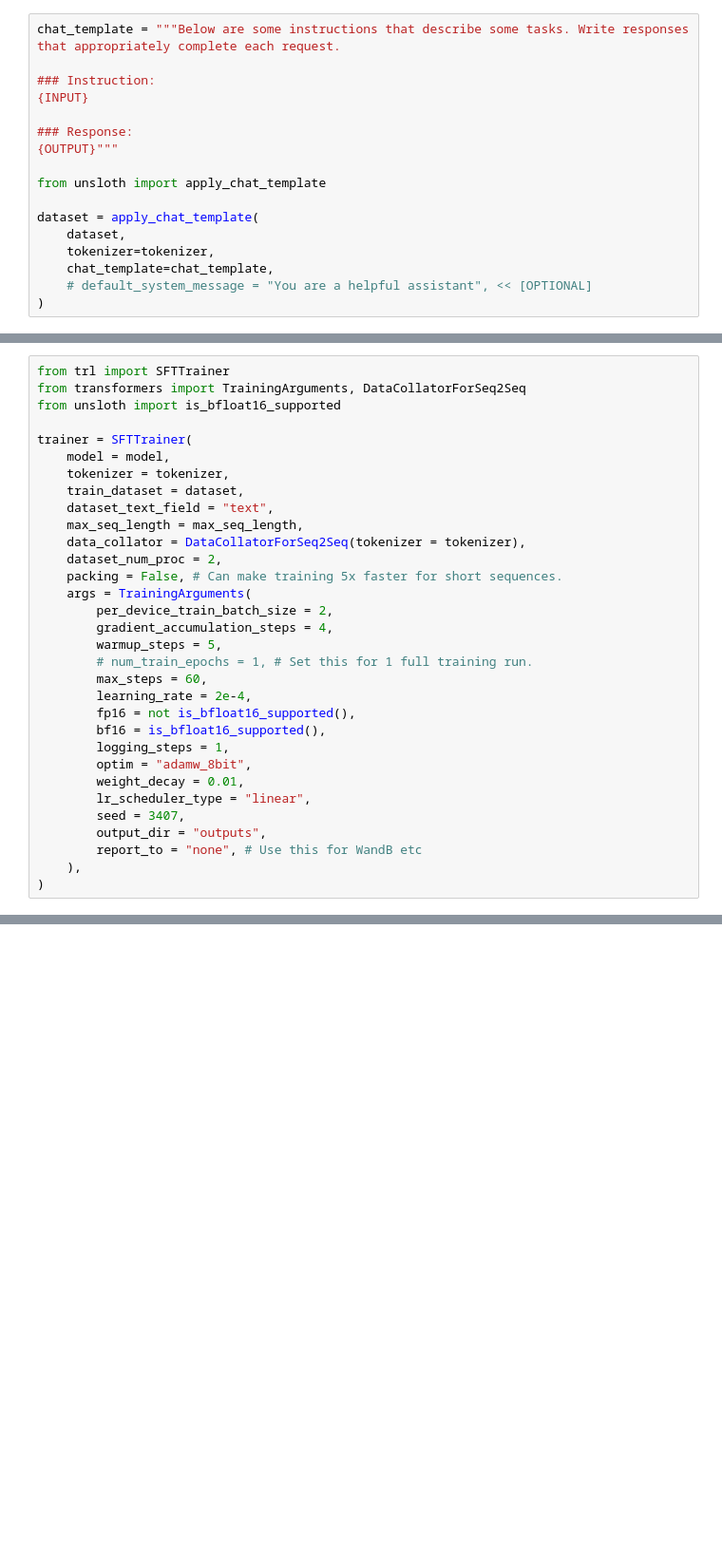
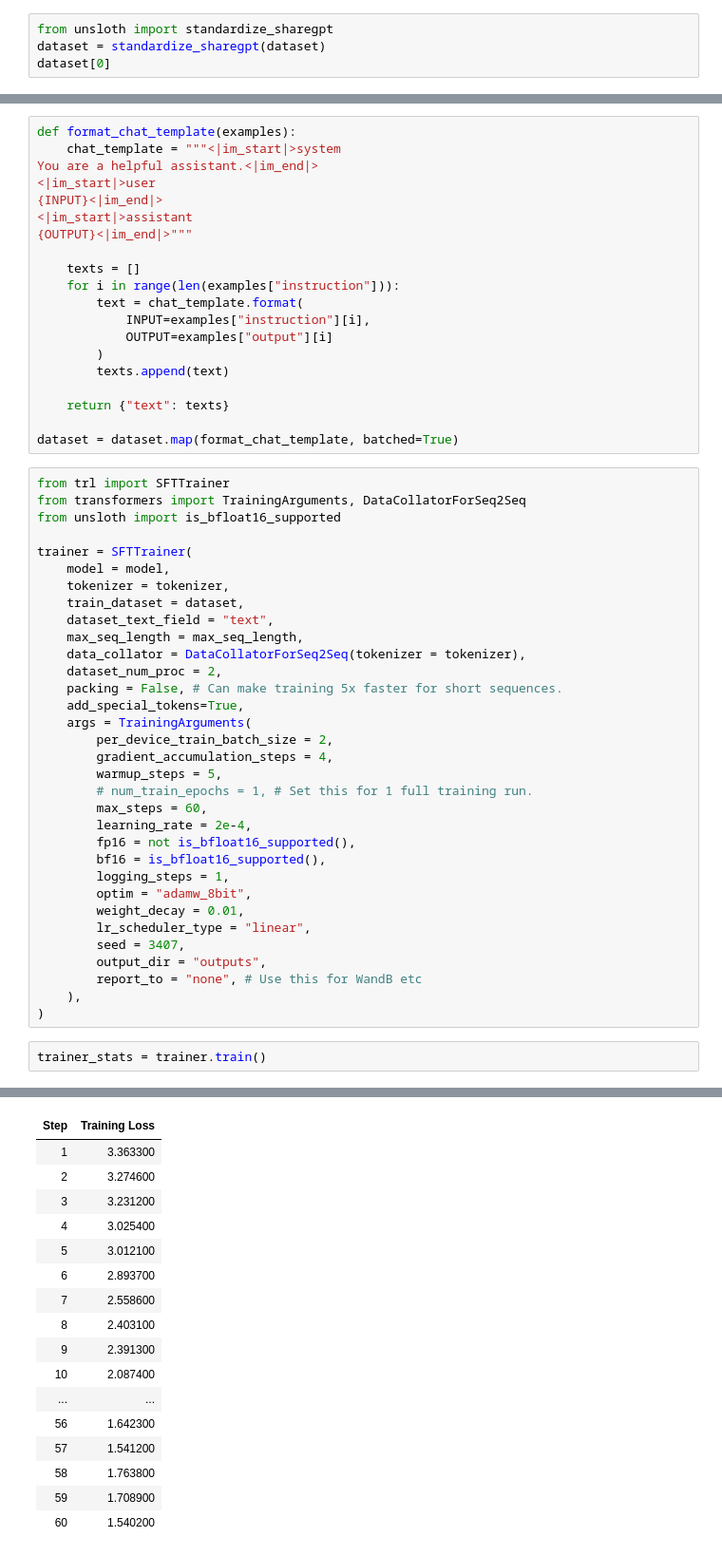
Before and after one commit to Animaznman/PF_GM_aid, a Jupyter notebook: fine-tune/finetune.ipynb, the cells around one changed output, grey strips where cells are left out. Shown at 95% size. Saved outputs shown, nothing was run; the diff lists cells and outputs as text; blank space fills up the shorter version.

Commit message:
training done, model saved, exported to local

```diff
--- a/fine-tune/finetune.ipynb
+++ b/fine-tune/finetune.ipynb
@@ -116,17 +159,4 @@ print(dataset[0])
-# %%
-chat_template = """Below are some instructions that describe some tasks. Write responses that appropriately complete each request.
-
-### Instruction:
-{INPUT}
-
-### Response:
-{OUTPUT}"""
-
-from unsloth import apply_chat_template
-
-dataset = apply_chat_template(
-    dataset,
-    tokenizer=tokenizer,
-    chat_template=chat_template,
-    # default_system_message = "You are a helpful assistant", << [OPTIONAL]
-)
+# %%
+from unsloth import standardize_sharegpt
+dataset = standardize_sharegpt(dataset)
+dataset[0]
@@ -133,3 +173,23 @@ dataset = apply_chat_template(
+# %%
+def format_chat_template(examples):
+    chat_template = """<|im_start|>system
+You are a helpful assistant.<|im_end|>
+<|im_start|>user
+{INPUT}<|im_end|>
+<|im_start|>assistant
+{OUTPUT}<|im_end|>"""
+
+    texts = []
+    for i in range(len(examples["instruction"])):
+        text = chat_template.format(
+            INPUT=examples["instruction"][i],
+            OUTPUT=examples["output"][i]
+        )
+        texts.append(text)
+
+    return {"text": texts}
+
+dataset = dataset.map(format_chat_template, batched=True)
 # %%
 from trl import SFTTrainer
 from transformers import TrainingArguments, DataCollatorForSeq2Seq
@@ -144,6 +204,7 @@ trainer = SFTTrainer(
     data_collator = DataCollatorForSeq2Seq(tokenizer = tokenizer),
     dataset_num_proc = 2,
     packing = False, # Can make training 5x faster for short sequences.
+    add_special_tokens=True,
     args = TrainingArguments(
         per_device_train_batch_size = 2,
         gradient_accumulation_steps = 4,
@@ -162,3 +223,6 @@ trainer = SFTTrainer(
         report_to = "none", # Use this for WandB etc
     ),
 )
+# %%
+trainer_stats = trainer.train()
+# %% [output]
@@ -164,0 +235,17 @@ trainer = SFTTrainer(
+| Step | Training Loss |
+| 1 | 3.363300 |
+| 2 | 3.274600 |
+| 3 | 3.231200 |
+| 4 | 3.025400 |
+| 5 | 3.012100 |
+| 6 | 2.893700 |
+| 7 | 2.558600 |
+| 8 | 2.403100 |
+| 9 | 2.391300 |
+| 10 | 2.087400 |
+| ... | ... |
+| 56 | 1.642300 |
+| 57 | 1.541200 |
+| 58 | 1.763800 |
+| 59 | 1.708900 |
+| 60 | 1.540200 |
```
Also changed, not shown: parts of 14 cells of this notebook, 3 other files.
